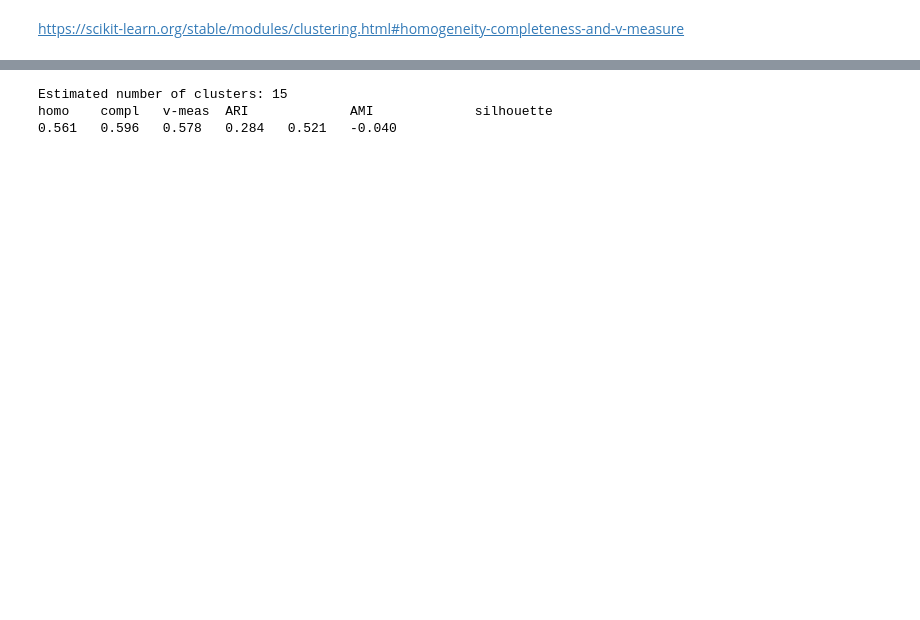
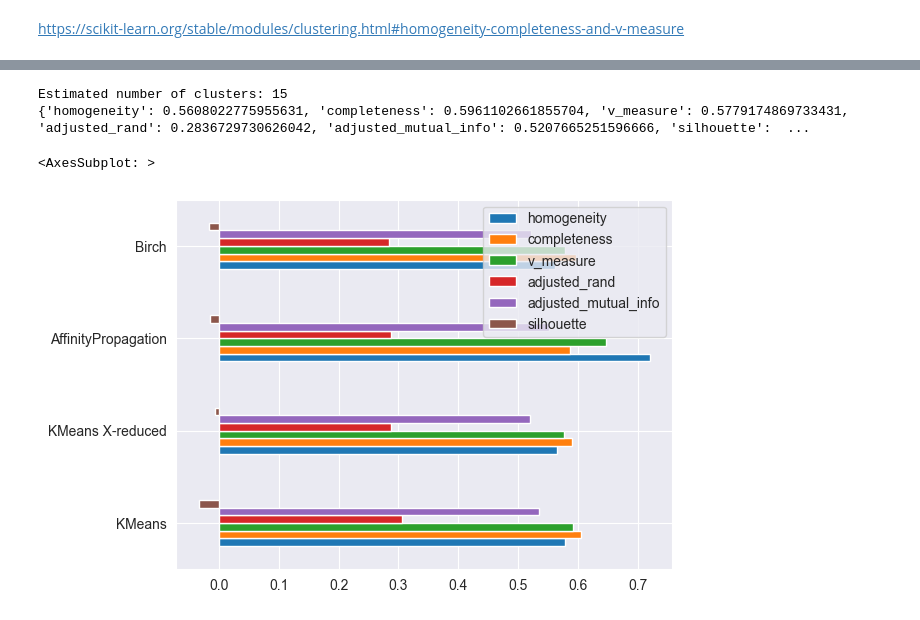
Before and after one commit to N777/ml_course_ru, a Jupyter notebook: assignments/Lab5/Lab5.ipynb, the cells around one changed output, grey strips where cells are left out. Drawn from its saved outputs; the diff is of its cells as text; code cells hidden in the pictures; blank space fills up the shorter version.

```diff
--- a/assignments/Lab5/Lab5.ipynb
+++ b/assignments/Lab5/Lab5.ipynb
@@ -173,36 +161,42 @@ from sklearn.cluster import Birch
 
 birch = Birch(n_clusters=15).fit(X_reduced)
 labels = birch.labels_
-birch_results = []
-clustering_metrics = [
-        metrics.homogeneity_score,
-        metrics.completeness_score,
-        metrics.v_measure_score,
-        metrics.adjusted_rand_score,
-        metrics.adjusted_mutual_info_score,
-    ]
-birch_results += [m(diabetes_y, labels) for m in clustering_metrics]
+birch_results = {}
+clustering_metrics = {
+        'homogeneity': metrics.homogeneity_score,
+        'completeness': metrics.completeness_score,
+        'v_measure': metrics.v_measure_score,
+        'adjusted_rand': metrics.adjusted_rand_score,
+        'adjusted_mutual_info': metrics.adjusted_mutual_info_score,
+}
+birch_results.update({key: m(diabetes_y, birch.labels_) for key, m in clustering_metrics.items()})
 
 # The silhouette score requires the full dataset
-birch_results += [
-    metrics.silhouette_score(
+birch_results.update({
+    'silhouette': metrics.silhouette_score(
         data,
-        labels,
+        kmeans.labels_,
         metric="euclidean",
         sample_size=300,
     )
-]
+})
 
 
 n_clusters_ = len(np.unique(labels))
 
 print("Estimated number of clusters: %d" % n_clusters_)
-print("homo\tcompl\tv-meas\tARI\t\tAMI\t\tsilhouette")
-formatter_result = (
-        "{:.3f}\t{:.3f}\t{:.3f}\t{:.3f}\t{:.3f}\t{:.3f}"
-    )
-print(formatter_result.format(*birch_results))
+
+print(birch_results)
 # %% [output]
 Estimated number of clusters: 15
-homo    compl   v-meas  ARI             AMI             silhouette
-0.561   0.596   0.578   0.284   0.521   -0.040
+{'homogeneity': 0.5608022775955631, 'completeness': 0.5961102661855704, 'v_measure': 0.5779174869733431, 'adjusted_rand': 0.2836729730626042, 'adjusted_mutual_info': 0.5207665251596666, 'silhouette':  ...
+# %%
+all_metrics = pd.DataFrame(
+    [
+        results, kmeans_results, af_results, birch_results
+    ], index=['KMeans', 'KMeans X-reduced', 'AffinityPropagation', 'Birch']
+)
+all_metrics.plot.barh()
+# %% [output]
+<AxesSubplot: >
+[figure, added]
```
Also changed, not shown: parts of 3 cells of this notebook.
